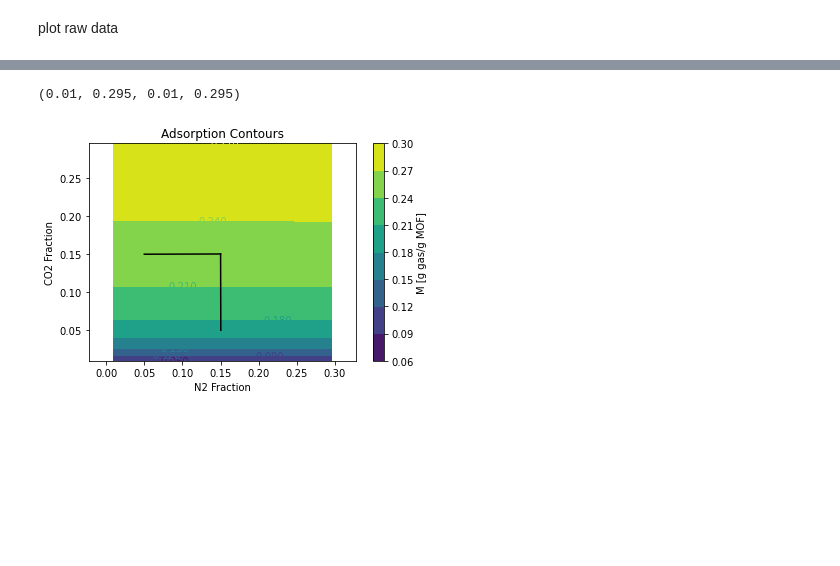
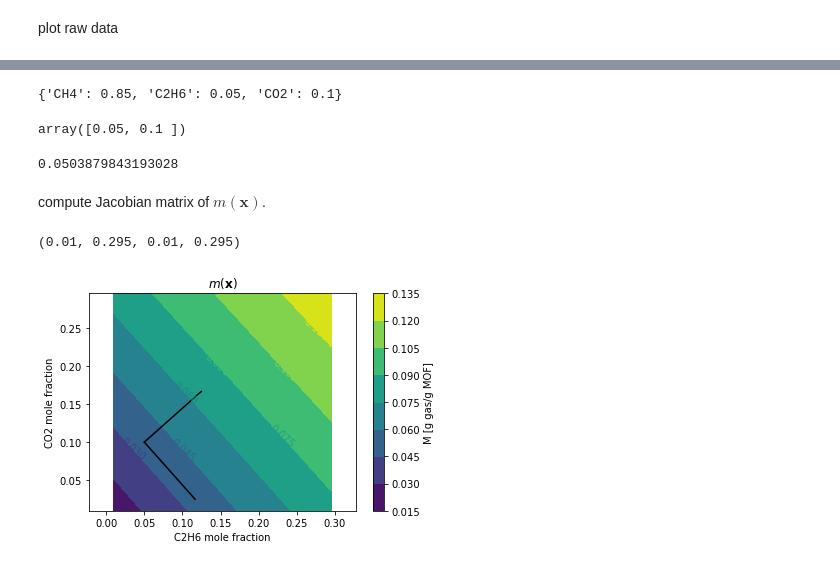
Before and after one commit to SimonEnsemble/unresponsive_directions_in_sensors, a Jupyter notebook: IAST.ipynb, the cells around one changed output, grey strips where cells are left out. Cells and saved outputs as stored; diff of their text form; code cells hidden in the pictures; blank space fills up the shorter version.

```diff
--- a/IAST.ipynb
+++ b/IAST.ipynb
@@ -165,7 +163,0 @@ WARNING:
-# %%
-op_pt = np.array([0.7, 0.15, 0.15])
-m_op = adsorbed_mass(op_pt)
-print("m at op point: ", m_op)
-J = ndt.Jacobian(adsorbed_mass, method="forward")
-j_op = J(op_pt)[0][1:]
-v1, v2 = np.linalg.svd([j_op])[2]
@@ -183,17 +166,49 @@ np.linalg.svd([j_op])
+# %%
+mol_fxns_op = {"CH4": 0.85, contaminants[0]: 0.05, contaminants[1]: 0.1}
+mol_fxns_op
+# %% [output]
+{'CH4': 0.85, 'C2H6': 0.05, 'CO2': 0.1}
+# %%
+x_op = mol_fxns_to_x(mol_fxns_op)
+x_op
+# %% [output]
+array([0.05, 0.1 ])
+# %%
+m_op = adsorbed_mass(mof, mol_fxns_op)
+m_op
+# %% [output]
+0.0503879843193028
+# %% [markdown]
+compute Jacobian matrix of $m(\mathbf{x})$.
+# %%
+def jacobian_matrix_of_m(mof, mol_fxns):
+    # complicated b/c adsorbed mass takes in a dictionary.
+    # construct J(x)
+    J = ndt.Jacobian(lambda x: adsorbed_mass(mof, x_to_mol_fxns(x)), step=0.001)
+
+    # compute x for given mole fractions
+    x = mol_fxns_to_x(mol_fxns)
+    return J(x)
+
+# Jacobian at operating point
+J_op = jacobian_matrix_of_m(mof, mol_fxns_op)
+
+# right singular vectors
+v1, v2 = np.linalg.svd(J_op)[2]
 # %%
 fig, ax = plt.subplots()
-CS = ax.contourf(X, Y, Z)
+CS = ax.contourf(X_1, X_2, M)
 plt.colorbar(CS, label="M [g gas/g MOF]")
-ax.clabel(CS, inline=True, fontsize=10)
-ax.set_title('Adsorption Contours')
-ax.set_xlabel(gases[1] + " Fraction")
-ax.set_ylabel(gases[2] + " Fraction")
-plt.plot([op_pt[1], op_pt[1] - v1[0]/10], [op_pt[2], op_pt[2] - v1[1]/10], color='k')
-plt.plot([op_pt[1], op_pt[1] - v2[0]/10], [op_pt[2], op_pt[2] - v2[1]/10], color='k')
+ax.clabel(CS, inline=True)
+ax.set_title("$m(\mathbf{x})$")
+ax.set_xlabel(contaminants[0] + " mole fraction")
+ax.set_ylabel(contaminants[1] + " mole fraction")
+plt.plot([x_op[0], x_op[0] - v1[0]/10], [x_op[1], x_op[1] - v1[1]/10], color='k')
+plt.plot([x_op[0], x_op[0] - v2[0]/10], [x_op[1], x_op[1] - v2[1]/10], color='k')
 plt.axis("equal")
 # %% [output]
 (0.01, 0.295, 0.01, 0.295)
-[figure, old version]
+[figure, new version]
 # %%
 def V(x, y, z):
     x, y, z = x[0][0], y[0][0], z[0][0]
```
Also changed, not shown: parts of 24 cells of this notebook.
